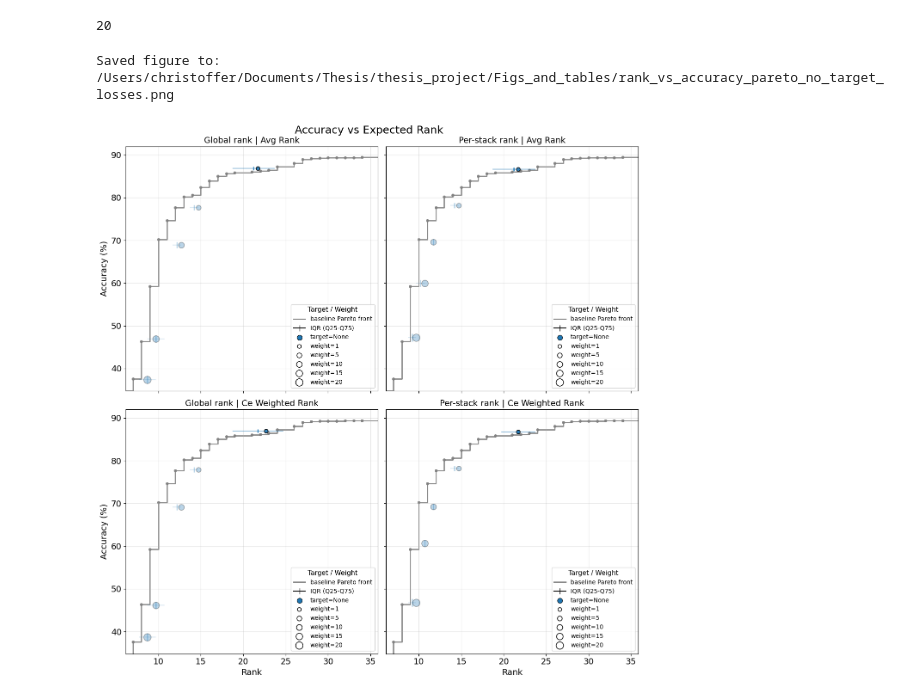
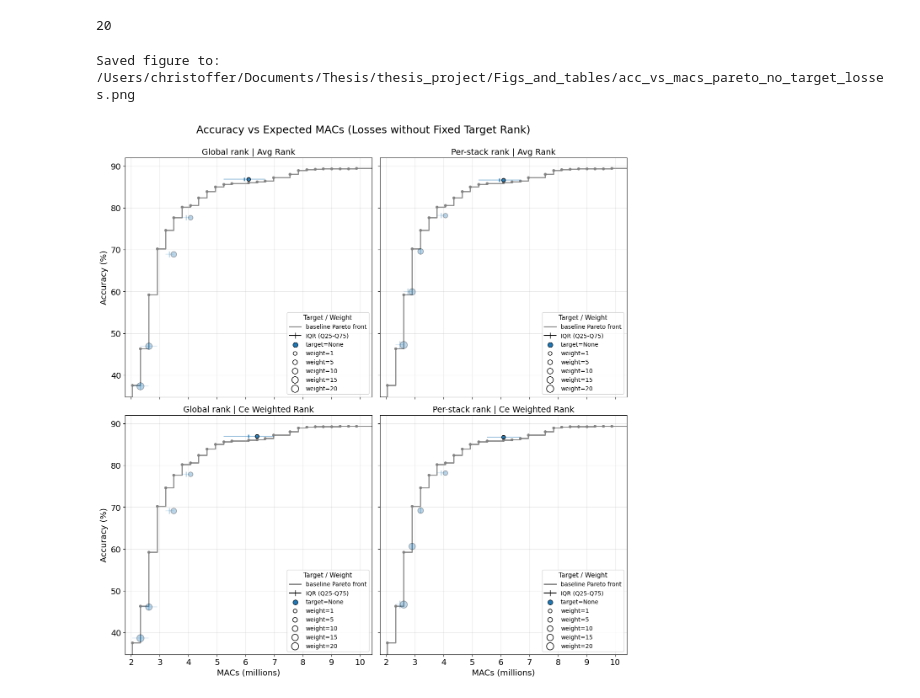
Before and after one commit to c-wejendorp/thesis, a Jupyter notebook: scripts/keyword_spotting/dynamic_model_viz.ipynb, the cells around one changed output. Drawn from its saved outputs; the diff is of its cells as text; code cells hidden in the pictures.

```diff
--- a/scripts/keyword_spotting/dynamic_model_viz.ipynb
+++ b/scripts/keyword_spotting/dynamic_model_viz.ipynb
@@ -737,7 +737,7 @@ def plot_rank_vs_acc_by_mode(
             )
 
     if plot_title is not None:
-        fig.suptitle(plot_title, fontsize=18, y=0.900)
+        fig.suptitle(plot_title, fontsize=18, y=0.920)
         plt.tight_layout(rect=[0, 0, 1, 0.92])
     else:
         plt.tight_layout(rect=[0, 0, 1, 0.94])
@@ -783,26 +783,26 @@ len(sweeps_for_plotting_2)
 # %%
 # Example usage + save figure (high DPI)
 output_dir = Path("/Users/christoffer/Documents/Thesis/thesis_project/Figs_and_tables")
 output_dir.mkdir(parents=True, exist_ok=True)
 
 fig = plot_rank_vs_acc_by_mode(
     sweeps_for_plotting_2,
     include_router_overhead=True,
-    x_axis='rank',
+    x_axis='macs',
     base_pareto_alpha=0.9,
     x_axis_cut_off_ranks=(7, 35),
-    plot_title='Accuracy vs Expected Rank',
+    plot_title='Accuracy vs Expected MACs (Losses without Fixed Target Rank)',
     alpha_above_pareto=0.9,
     alpha_below_pareto=0.3,
 
  )
 
-save_path = output_dir / "rank_vs_accuracy_pareto_no_target_losses.png"
+save_path = output_dir / "acc_vs_macs_pareto_no_target_losses.png"
 fig.savefig(save_path, dpi=500, bbox_inches='tight')
 print(f"Saved figure to: {save_path}")
 # %% [output]
-Saved figure to: /Users/christoffer/Documents/Thesis/thesis_project/Figs_and_tables/rank_vs_accuracy_pareto_no_target_losses.png
+Saved figure to: /Users/christoffer/Documents/Thesis/thesis_project/Figs_and_tables/acc_vs_macs_pareto_no_target_losses.png
-[figure, old version]
+[figure, new version]
 # %%
 sweeps_for_plotting_3 = filter_sweep_results(
     all_sweep_results,
```
Also changed, not shown: parts of 1 cell of this notebook.
